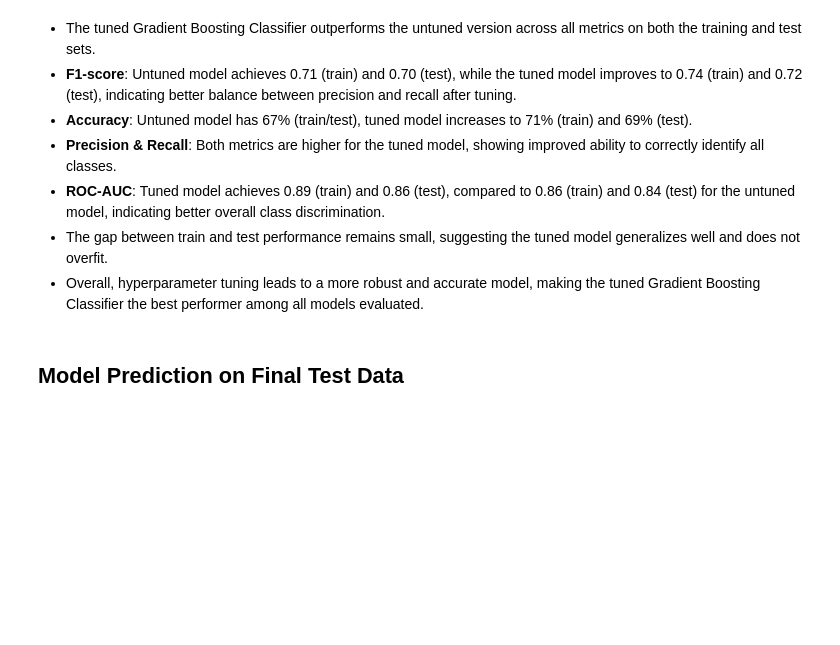
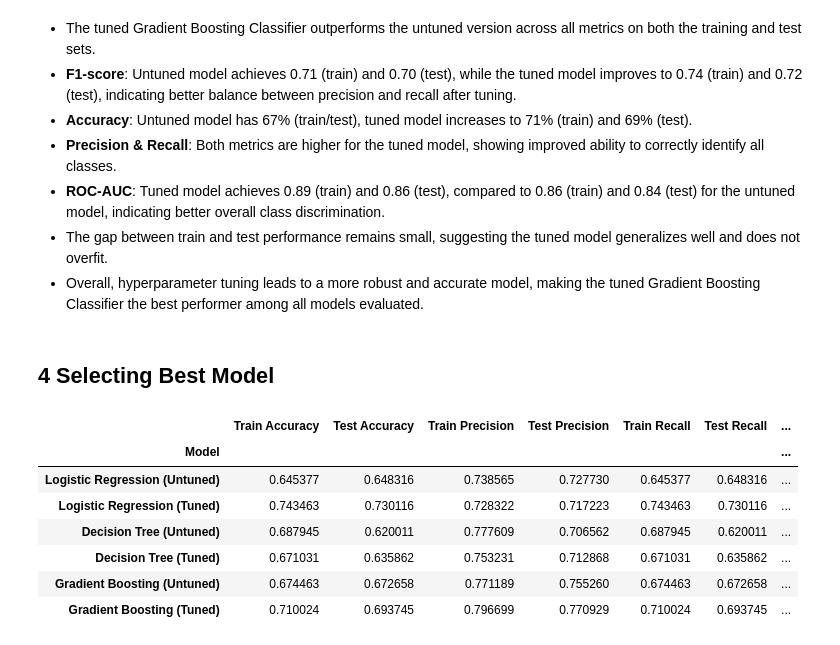
Before and after one commit to mwakad/supervised-ml-classifiers-for-predicting-water-wells-condition, a Jupyter notebook: index.ipynb, the cells around one changed output. Drawn from its saved outputs; the diff is of its cells as text; code cells hidden in the pictures; blank space fills up the shorter version.

Commit message:
compare performance

```diff
--- a/index.ipynb
+++ b/index.ipynb
@@ -1138,7 +1138,40 @@ display(gb_metrics_df)
 - **ROC-AUC**: Tuned model achieves 0.89 (train) and 0.86 (test), compared to 0.86 (train) and 0.84 (test) for the untuned model, indicating better overall class discrimination.
 - The gap between train and test performance remains small, suggesting the tuned model generalizes well and does not overfit.
 - Overall, hyperparameter tuning leads to a more robust and accurate model, making the tuned Gradient Boosting Classifier the best performer among all models evaluated.
-# %% [markdown]
-## Model Prediction on Final Test Data
+# %% [markdown]
+## 4 Selecting Best Model
+# %%
+# Compare the performance for all the models (tuned and untuned classifiers)
+
+all_metrics_df = pd.DataFrame({
+    'Model': ['Logistic Regression (Untuned)',
+              'Logistic Regression (Tuned)',
+              'Decision Tree (Untuned)',
+              'Decision Tree (Tuned)',
+              'Gradient Boosting (Untuned)',
+              'Gradient Boosting (Tuned)'],
+    'Train Accuracy': [acc_train, acc_gs_train, acc_dt_train, acc_dt_gs_train, acc_gb_train, acc_gb_rs_train],
+    'Test Accuracy': [acc_test, acc_gs, acc_dt_test, acc_dt_gs_test, acc_gb_test, acc_gb_rs_test],
+    'Train Precision': [prec_train, prec_gs_train, prec_dt_train, prec_dt_gs_train, prec_gb_train, prec_gb_rs_train],
+    'Test Precision': [prec_test, prec_gs, prec_dt_test, prec_dt_gs_test, prec_gb_test, prec_gb_rs_test],
+    'Train Recall': [rec_train, rec_gs_train, rec_dt_train, rec_dt_gs_train, rec_gb_train, rec_gb_rs_train],
+    'Test Recall': [rec_test, rec_gs, rec_dt_test, rec_dt_gs_test, rec_gb_test, rec_gb_rs_test],
+    'Train F1-score': [f1_train, f1_gs_train, f1_dt_train, f1_dt_gs_train, f1_gb_train, f1_gb_rs_train],
+    'Test F1-score': [f1_test, f1_gs, f1_dt_test, f1_dt_gs_test, f1_gb_test, f1_gb_rs_test],
+    'Train ROC-AUC': [roc_auc_train, roc_auc_gs_train, roc_auc_dt_train, roc_auc_dt_gs_train, roc_auc_gb_train, roc_auc_gb_rs_train],
+    'Test ROC-AUC': [roc_auc_test, roc_auc_gs, roc_auc_dt_test, roc_auc_dt_gs_test, roc_auc_gb_test, roc_auc_gb_rs_test]
+})
+
+all_metrics_df.set_index('Model', inplace=True)
+display(all_metrics_df)
+# %% [output]
+|  | Train Accuracy | Test Accuracy | Train Precision | Test Precision | Train Recall | Test Recall | ... |
+| Model |  |  |  |  |  |  | ... |
+| Logistic Regression (Untuned) | 0.645377 | 0.648316 | 0.738565 | 0.727730 | 0.645377 | 0.648316 | ... |
+| Logistic Regression (Tuned) | 0.743463 | 0.730116 | 0.728322 | 0.717223 | 0.743463 | 0.730116 | ... |
+| Decision Tree (Untuned) | 0.687945 | 0.620011 | 0.777609 | 0.706562 | 0.687945 | 0.620011 | ... |
+| Decision Tree (Tuned) | 0.671031 | 0.635862 | 0.753231 | 0.712868 | 0.671031 | 0.635862 | ... |
+| Gradient Boosting (Untuned) | 0.674463 | 0.672658 | 0.771189 | 0.755260 | 0.674463 | 0.672658 | ... |
+| Gradient Boosting (Tuned) | 0.710024 | 0.693745 | 0.796699 | 0.770929 | 0.710024 | 0.693745 | ... |
 # %%
 final_testing_set = pd.read_csv("./data/testdata.csv")
```
Also changed, not shown: parts of 1 cell of this notebook.
